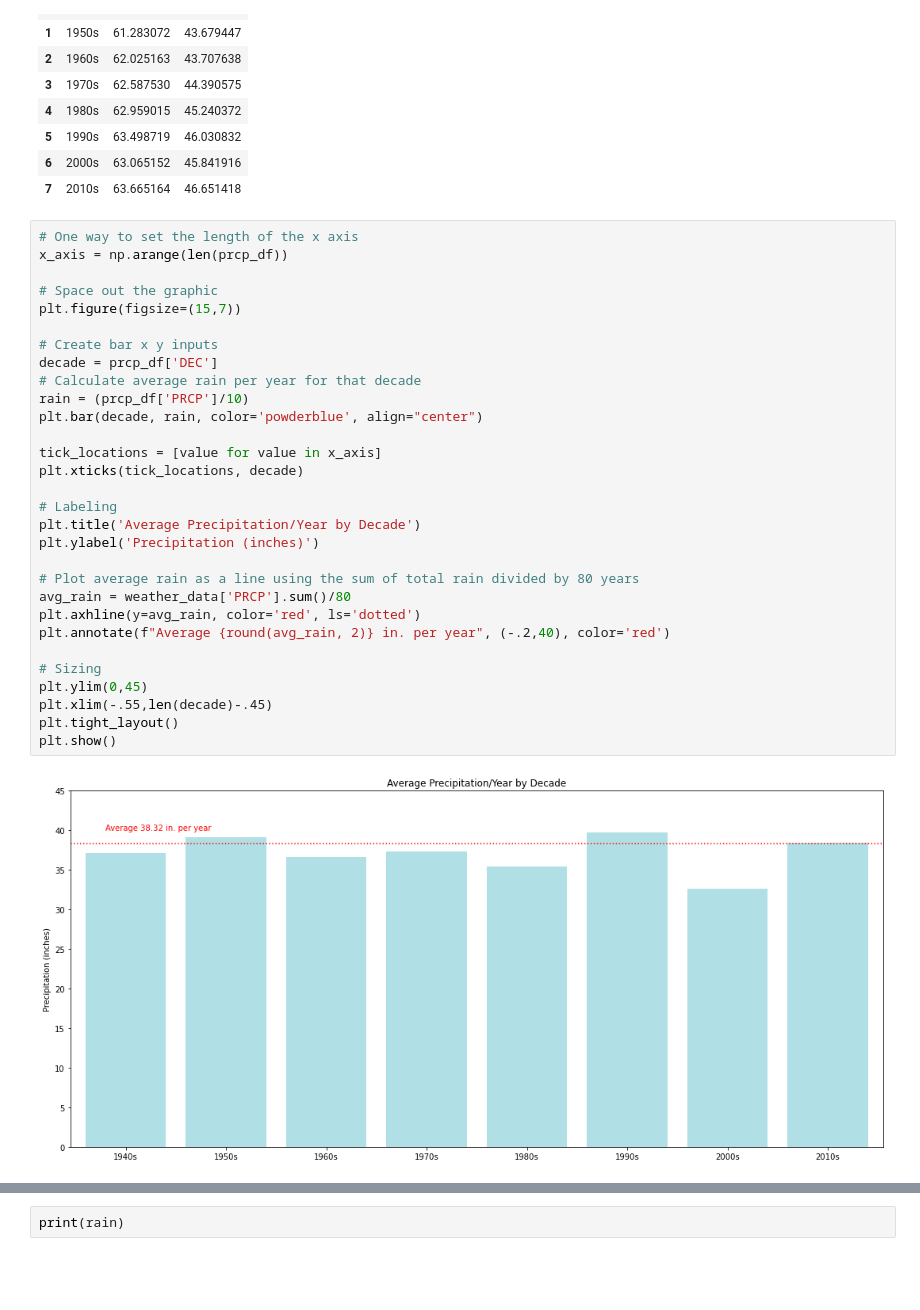
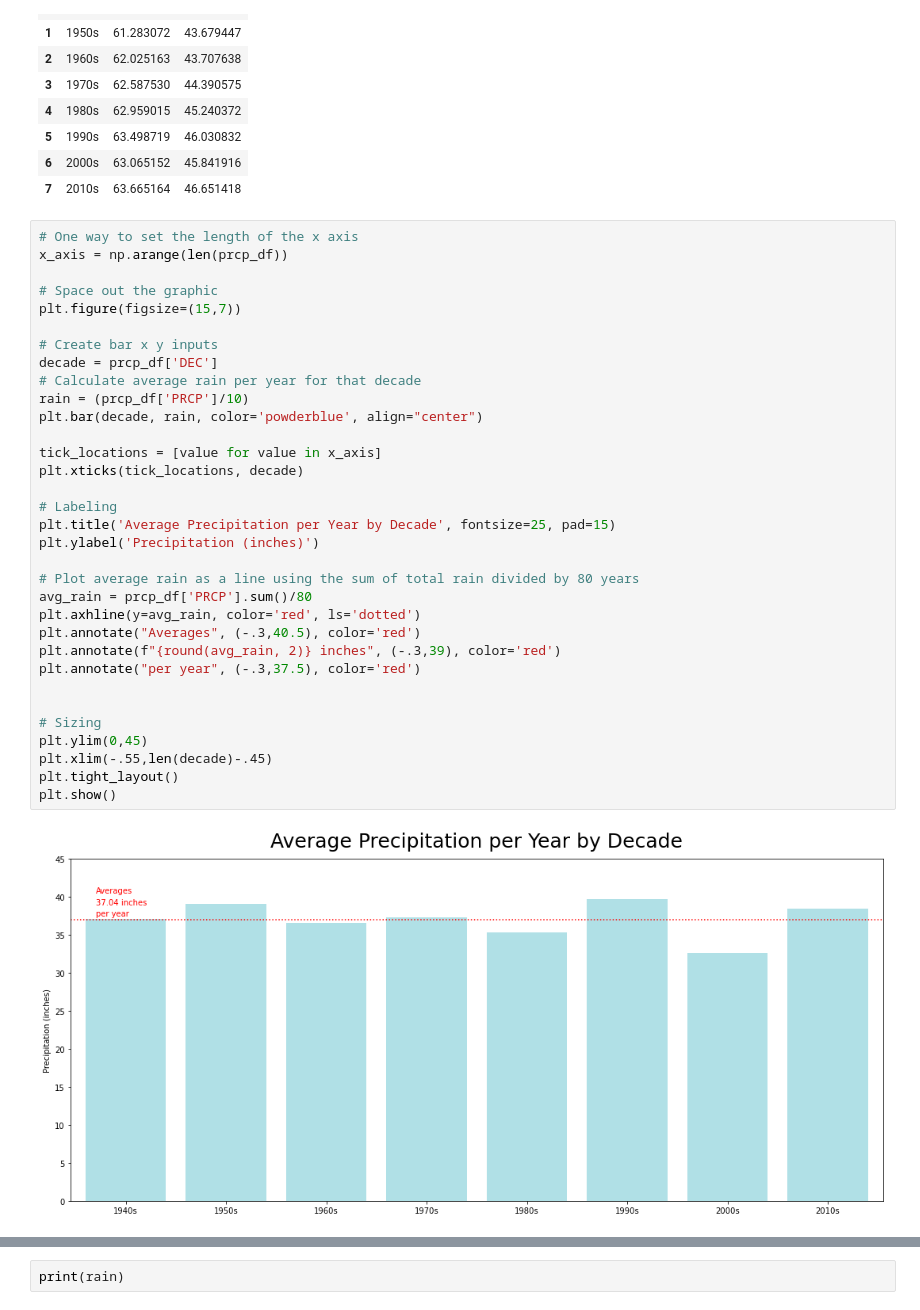
Before and after one commit to KristaJoy/PDXweather, a Jupyter notebook: pdx_weather.ipynb, the cells around one changed output, grey strips where cells are left out. Drawn from its saved outputs; the diff is of its cells as text; blank space fills up the shorter version.

```diff
--- a/pdx_weather.ipynb
+++ b/pdx_weather.ipynb
@@ -316,35 +324,38 @@ temp_df
 # %%
 # One way to set the length of the x axis
 x_axis = np.arange(len(prcp_df))
 
 # Space out the graphic
 plt.figure(figsize=(15,7))
 
 # Create bar x y inputs
 decade = prcp_df['DEC']
 # Calculate average rain per year for that decade
 rain = (prcp_df['PRCP']/10)
 plt.bar(decade, rain, color='powderblue', align="center")
 
 tick_locations = [value for value in x_axis]
 plt.xticks(tick_locations, decade)
 
 # Labeling
-plt.title('Average Precipitation/Year by Decade')
+plt.title('Average Precipitation per Year by Decade', fontsize=25, pad=15)
 plt.ylabel('Precipitation (inches)')
 
 # Plot average rain as a line using the sum of total rain divided by 80 years
-avg_rain = weather_data['PRCP'].sum()/80
+avg_rain = prcp_df['PRCP'].sum()/80
 plt.axhline(y=avg_rain, color='red', ls='dotted')
-plt.annotate(f"Average {round(avg_rain, 2)} in. per year", (-.2,40), color='red')
+plt.annotate("Averages", (-.3,40.5), color='red')
+plt.annotate(f"{round(avg_rain, 2)} inches", (-.3,39), color='red')
+plt.annotate("per year", (-.3,37.5), color='red')
+
 
 # Sizing
 plt.ylim(0,45)
 plt.xlim(-.55,len(decade)-.45)
 plt.tight_layout()
 plt.show()
 # %% [output]
-[figure, old version]
+[figure, new version]
 # %%
 print(avg_rain)
 # %% [output]
```
Also changed, not shown: parts of 6 cells of this notebook.
